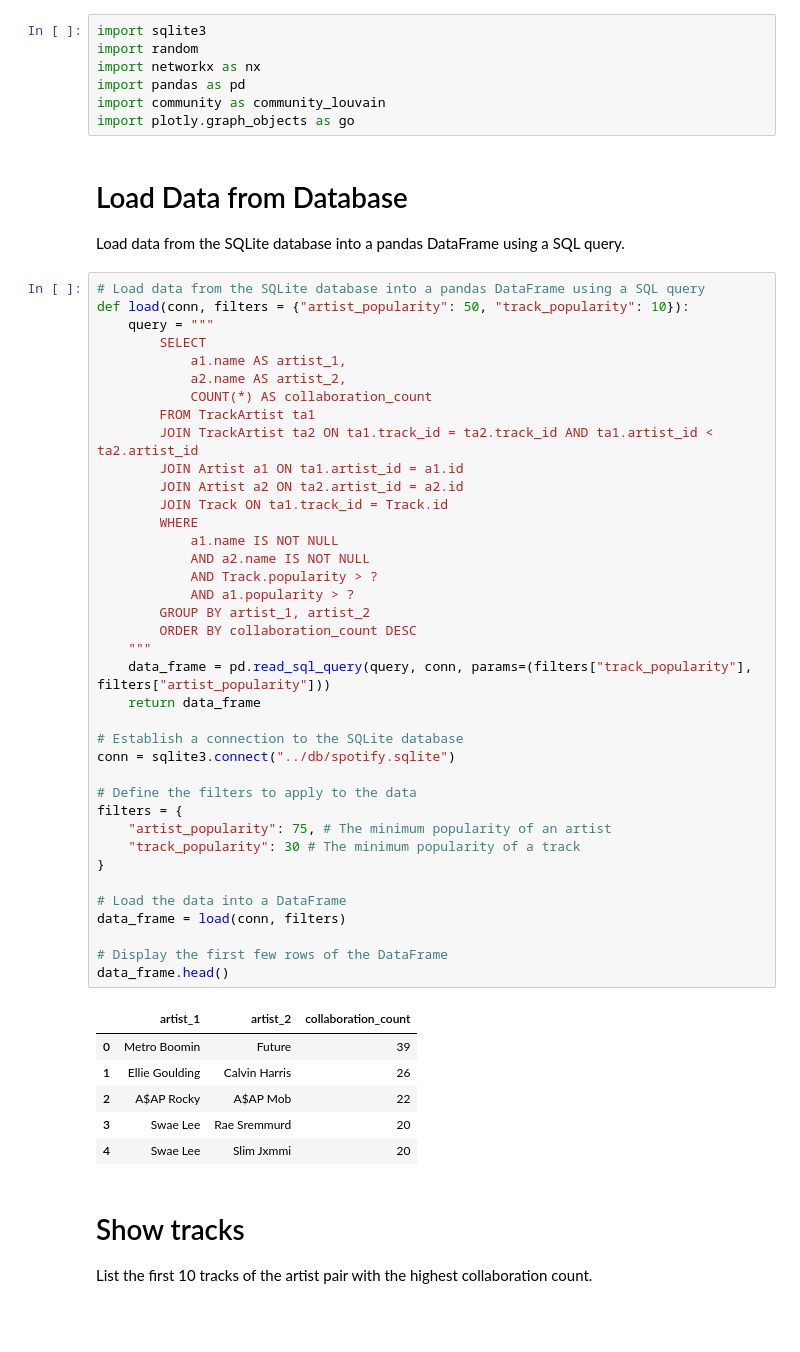
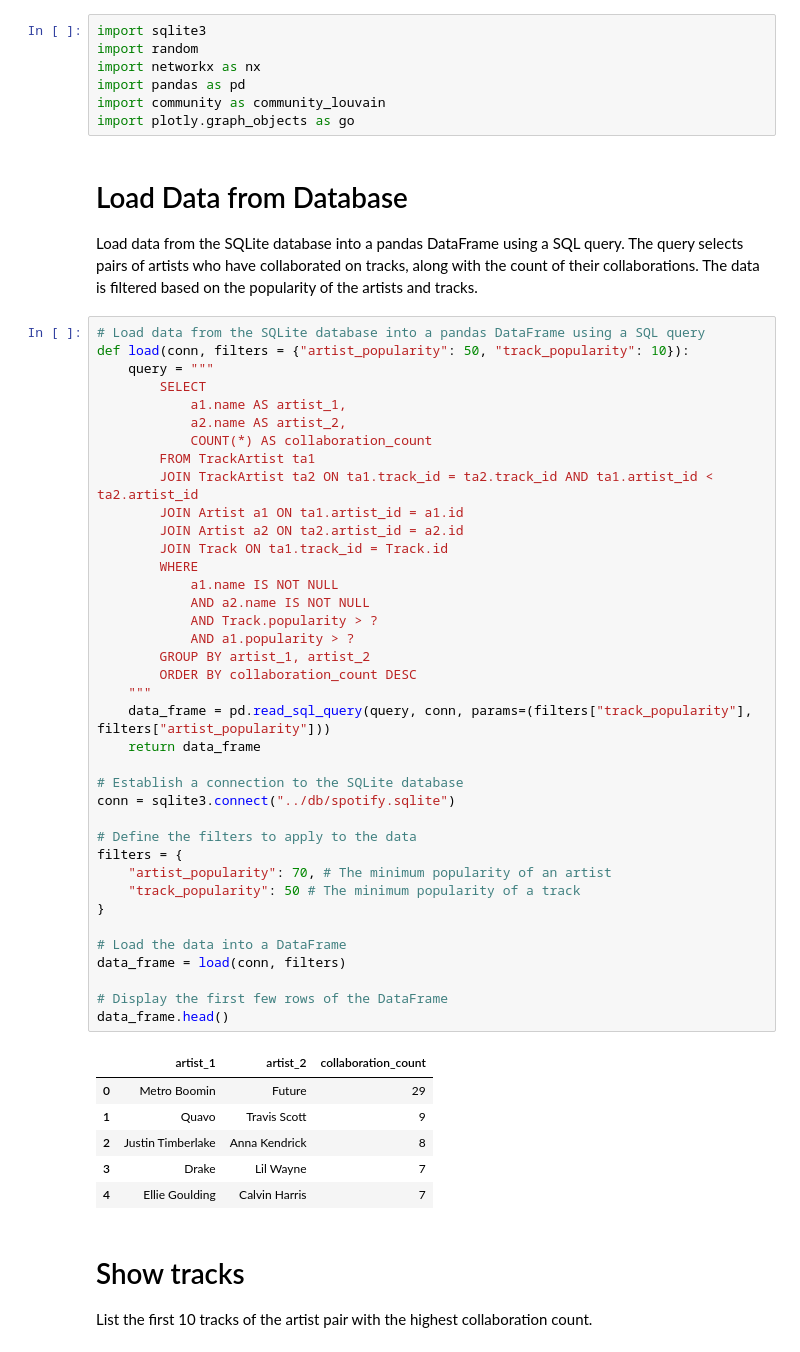
Before and after one commit to boydvde/spydify, a Jupyter notebook: notebooks/artist_collaboration_analysis.ipynb, the cells around one changed output. Cells and saved outputs as stored; diff of their text form; blank space fills up the shorter version.

```diff
--- a/notebooks/artist_collaboration_analysis.ipynb
+++ b/notebooks/artist_collaboration_analysis.ipynb
@@ -10,7 +10,7 @@ import community as community_louvain
 import plotly.graph_objects as go
 # %% [markdown]
 # Load Data from Database
-Load data from the SQLite database into a pandas DataFrame using a SQL query.
+Load data from the SQLite database into a pandas DataFrame using a SQL query. The query selects pairs of artists who have collaborated on tracks, along with the count of their collaborations. The data is filtered based on the popularity of the artists and tracks.
 # %%
 # Load data from the SQLite database into a pandas DataFrame using a SQL query
 def load(conn, filters = {"artist_popularity": 50, "track_popularity": 10}):
@@ -22,40 +22,40 @@ def load(conn, filters = {"artist_popularity": 50, "track_popularity": 10}):
         FROM TrackArtist ta1
         JOIN TrackArtist ta2 ON ta1.track_id = ta2.track_id AND ta1.artist_id < ta2.artist_id
         JOIN Artist a1 ON ta1.artist_id = a1.id
         JOIN Artist a2 ON ta2.artist_id = a2.id
         JOIN Track ON ta1.track_id = Track.id
         WHERE
             a1.name IS NOT NULL
             AND a2.name IS NOT NULL
             AND Track.popularity > ?
             AND a1.popularity > ?
         GROUP BY artist_1, artist_2
         ORDER BY collaboration_count DESC
     """
     data_frame = pd.read_sql_query(query, conn, params=(filters["track_popularity"], filters["artist_popularity"]))
     return data_frame
 
 # Establish a connection to the SQLite database
 conn = sqlite3.connect("../db/spotify.sqlite")
 
 # Define the filters to apply to the data
 filters = {
-    "artist_popularity": 75, # The minimum popularity of an artist
-    "track_popularity": 30 # The minimum popularity of a track
+    "artist_popularity": 70, # The minimum popularity of an artist
+    "track_popularity": 50 # The minimum popularity of a track
 }
 
 # Load the data into a DataFrame
 data_frame = load(conn, filters)
 
 # Display the first few rows of the DataFrame
 data_frame.head()
 # %% [output]
 |  | artist_1 | artist_2 | collaboration_count |
-| 0 | Metro Boomin | Future | 39 |
-| 1 | Ellie Goulding | Calvin Harris | 26 |
-| 2 | A$AP Rocky | A$AP Mob | 22 |
-| 3 | Swae Lee | Rae Sremmurd | 20 |
-| 4 | Swae Lee | Slim Jxmmi | 20 |
+| 0 | Metro Boomin | Future | 29 |
+| 1 | Quavo | Travis Scott | 9 |
+| 2 | Justin Timberlake | Anna Kendrick | 8 |
+| 3 | Drake | Lil Wayne | 7 |
+| 4 | Ellie Goulding | Calvin Harris | 7 |
 # %% [markdown]
 # Show tracks
 List the first 10 tracks of the artist pair with the highest collaboration count.
```
Also changed, not shown: parts of 4 cells of this notebook, 1 other file.
